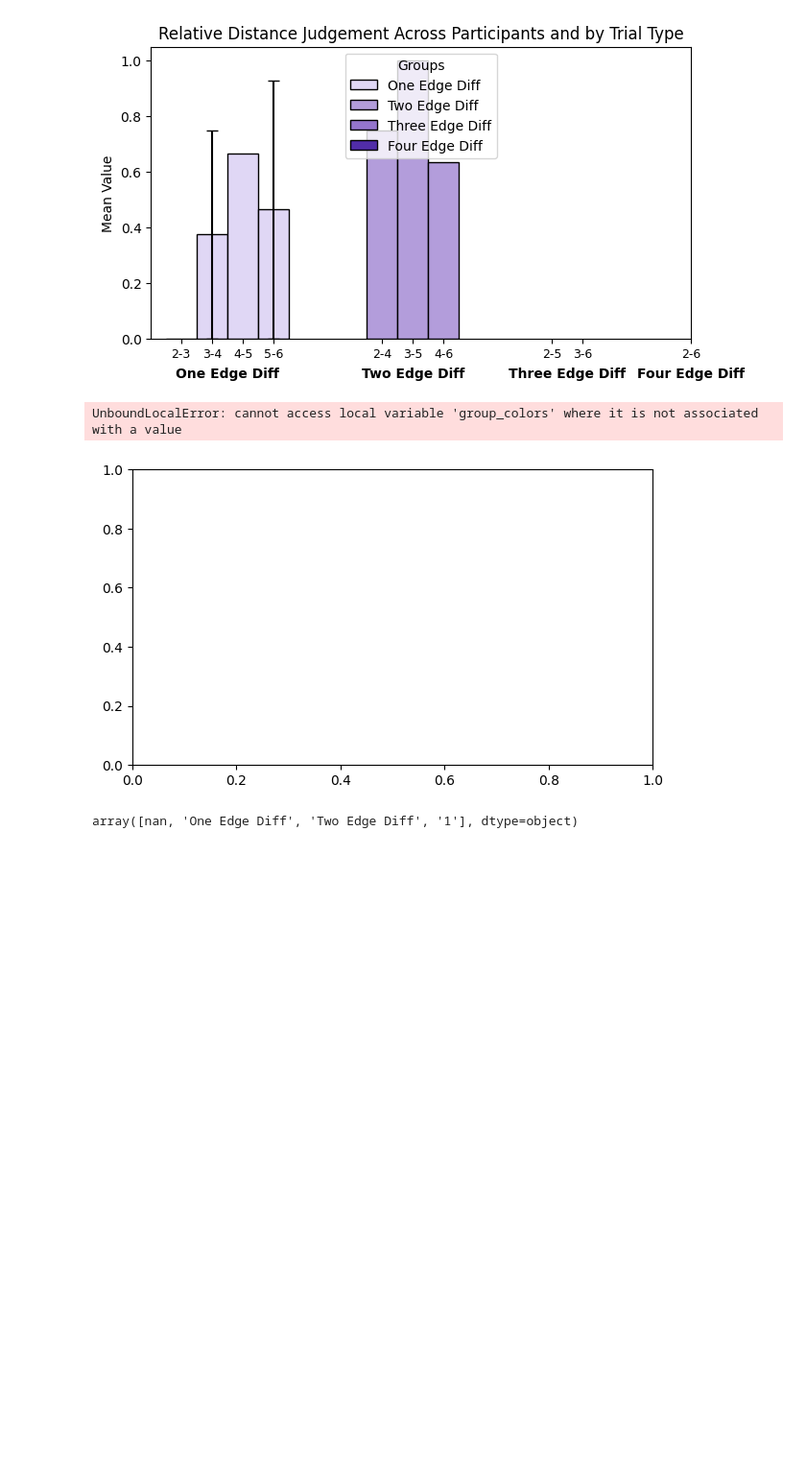
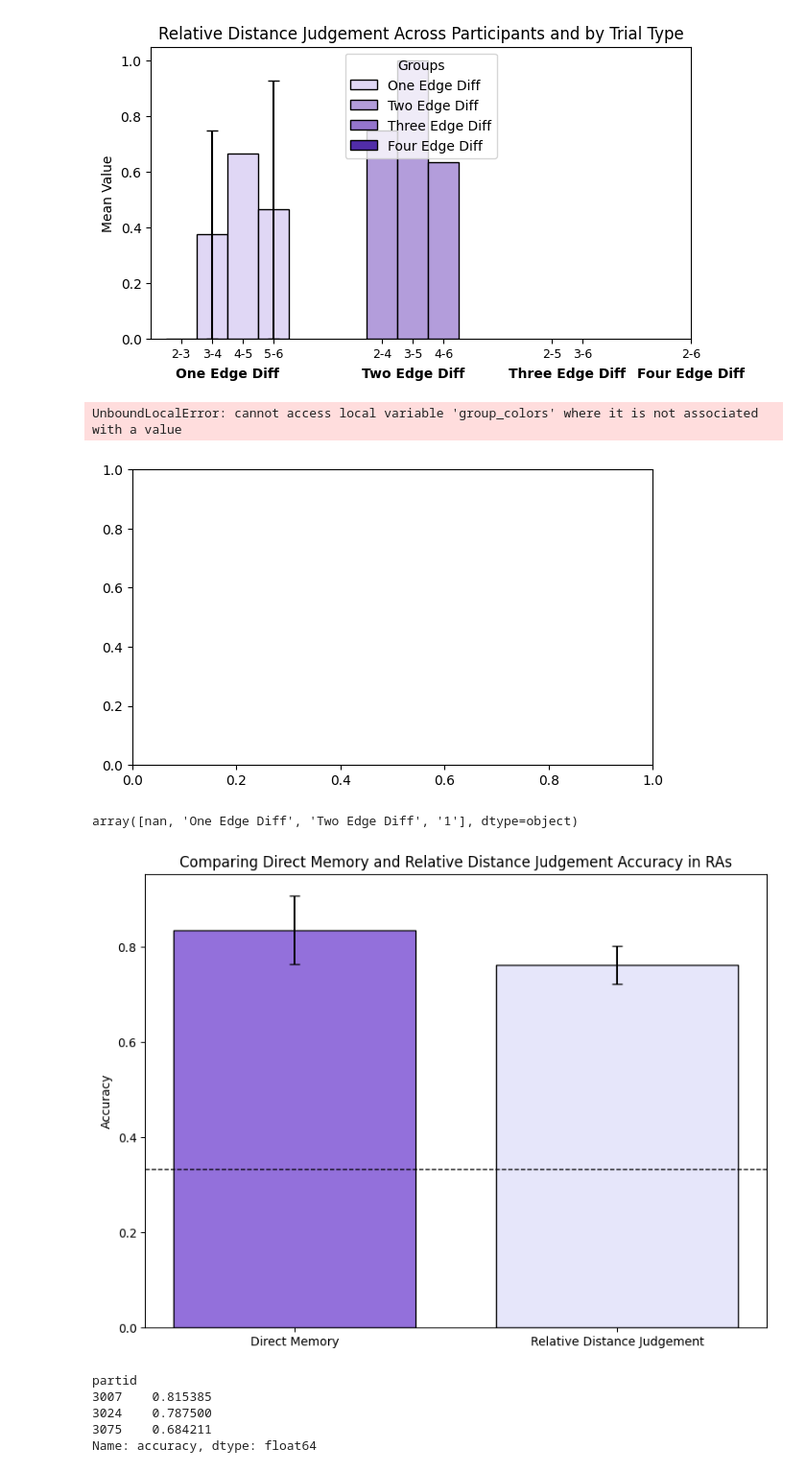
Before and after one commit to JerryGuo2001/GraphWalkFlights, a Jupyter notebook: Graph-Walk-Flight_Psiturk_by_Jerry_Rohin/data/analysis/GW_RA_analysis.ipynb, the cells around one changed output. Shown at 96% size. Drawn from its saved outputs; the diff is of its cells as text; code cells hidden in the pictures; blank space fills up the shorter version.

```diff
--- a/Graph-Walk-Flight_Psiturk_by_Jerry_Rohin/data/analysis/GW_RA_analysis.ipynb
+++ b/Graph-Walk-Flight_Psiturk_by_Jerry_Rohin/data/analysis/GW_RA_analysis.ipynb
@@ -301,3 +185,78 @@ UnboundLocalError: cannot access local variable 'group_colors' where it is not a
 df_flights['condition'].unique()
 # %% [output]
 array([nan, 'One Edge Diff', 'Two Edge Diff', '1'], dtype=object)
+# %%
+from matplotlib.patches import Patch
+def get_chosen_city(row):
+    if  row['key_press'] == 49:
+        return row['stimulus_down_left']
+    elif  row['key_press'] == 50:
+        return row['stimulus_down_mid']
+    elif  row['key_press'] == 51:
+        return row['stimulus_down_right']
+    else: return pd.NA
+
+def get_wrong_distance(row):
+    if pd.isna(row['stimulus_selected']):
+        return pd.NA
+    elif row['stimulus_selected'] == row['stimulus_short']:
+        return 'close'
+    elif row['stimulus_selected'] == row['stimulus_far']:
+        return 'far'
+    elif row['stimulus_selected'] == row['stimulus_correct']:
+        return 'correct'
+    else: return pd.NA
+
+def get_weighted_correct(row):
+    if pd.isna(row['wrong_distance']):
+        return pd.NA
+    elif row['wrong_distance'] == 'close':
+        return 0.5
+    elif row['wrong_distance'] == 'far':
+        return 0
+    elif row['wrong_distance'] == 'correct':
+        return 1
+    else: return pd.NA
+
+df_flights = df_flights[~df_flights['stimulus'].isna()]
+direct_df_flights = df_flights[df_flights['trial_type']=='directmemory_phase']
+direct_df_flights = direct_df_flights.loc[:, ~direct_df_flights.isna().all()]
+direct_df_flights = direct_df_flights.drop(columns=['time_elapsed','cumulative_accuracy','weighted_accuracy','missedtrial']).reset_index(drop='index')
+direct_df_flights = direct_df_flights.map(lambda x: x.replace('../static/images/US_Cities_List/', '') if isinstance(x, str) else x)
+direct_df_flights = direct_df_flights.map(lambda x: x.replace('../static/images/Fictional_Cities_List/', '') if isinstance(x, str) else x)
+direct_df_flights = direct_df_flights.map(lambda x: x.replace('../static/images/GW/', '') if isinstance(x, str) else x)
+
+# for id in bad_partid:
+#     direct_df = direct_df[direct_df['partid'] != id]
+
+direct_df_flights['stimulus_selected'] = direct_df_flights.apply(get_chosen_city,axis=1)
+direct_df_flights['wrong_distance'] = direct_df_flights.apply(get_wrong_distance,axis=1)
+direct_df_flights['weighted_correct'] = direct_df_flights.apply(get_weighted_correct,axis=1)
+direct_df_flights = direct_df_flights[(direct_df_flights['rt']>400)&(direct_df_flights['rt']<5000)]
+
+direct_young1 = direct_df_flights.groupby('partid')['accuracy'].mean()
+direct_young1
+
+df_short = df_flights[(df_flights['trial_type']=='shortestpath_phase') & df_flights['stimulus'].notna() & (df_flights['rt'] > 400) & (df_flights['rt'] < 5000)]
+df_short1 = df_short.groupby('partid')['accuracy'].mean()
+plt.figure(figsize=(8,6))
+plt.bar(x=0.3,height= direct_young1.mean(),yerr=direct_young1.sem(),capsize=4,color='mediumpurple',width=0.3,edgecolor='black',label='Direct Memory')
+plt.bar(x=.7,height= df_short1.mean(),yerr=df_short1.sem(),capsize=4,color='lavender',width=0.3,edgecolor='black',label='Relative Distance Judgement')
+
+plt.axhline(y=0.3333, color='black', linestyle='--', linewidth=1)
+plt.xticks([0.3,.7],['Direct Memory','Relative Distance Judgement'])
+plt.ylabel( "Accuracy")
+plt.title(f"Comparing Direct Memory and Relative Distance Judgement Accuracy in RAs")
+plt.grid(False)
+plt.tight_layout()
+plt.show()
+# %% [output]
+[figure, added]
+# %%
+df_short1
+# %% [output]
+partid
+3007    0.815385
+3024    0.787500
+3075    0.684211
+Name: accuracy, dtype: float64
```
Also changed, not shown: parts of 2 cells of this notebook.
